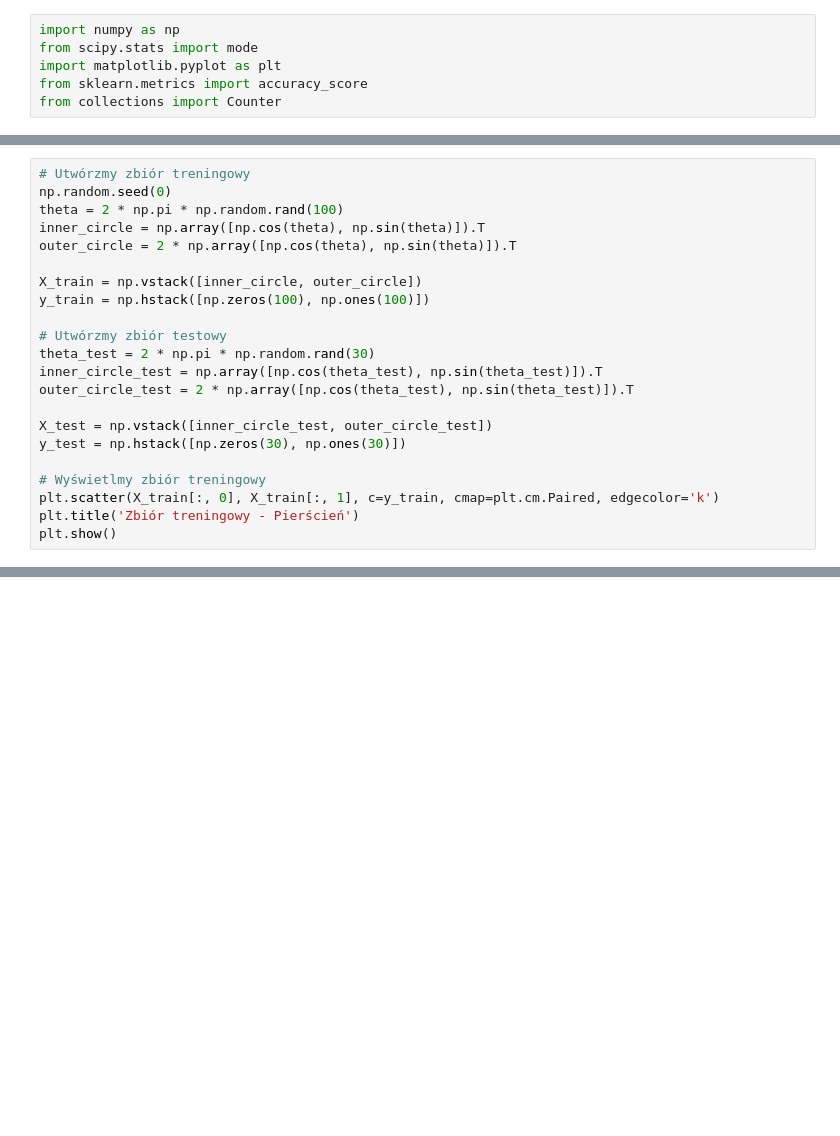
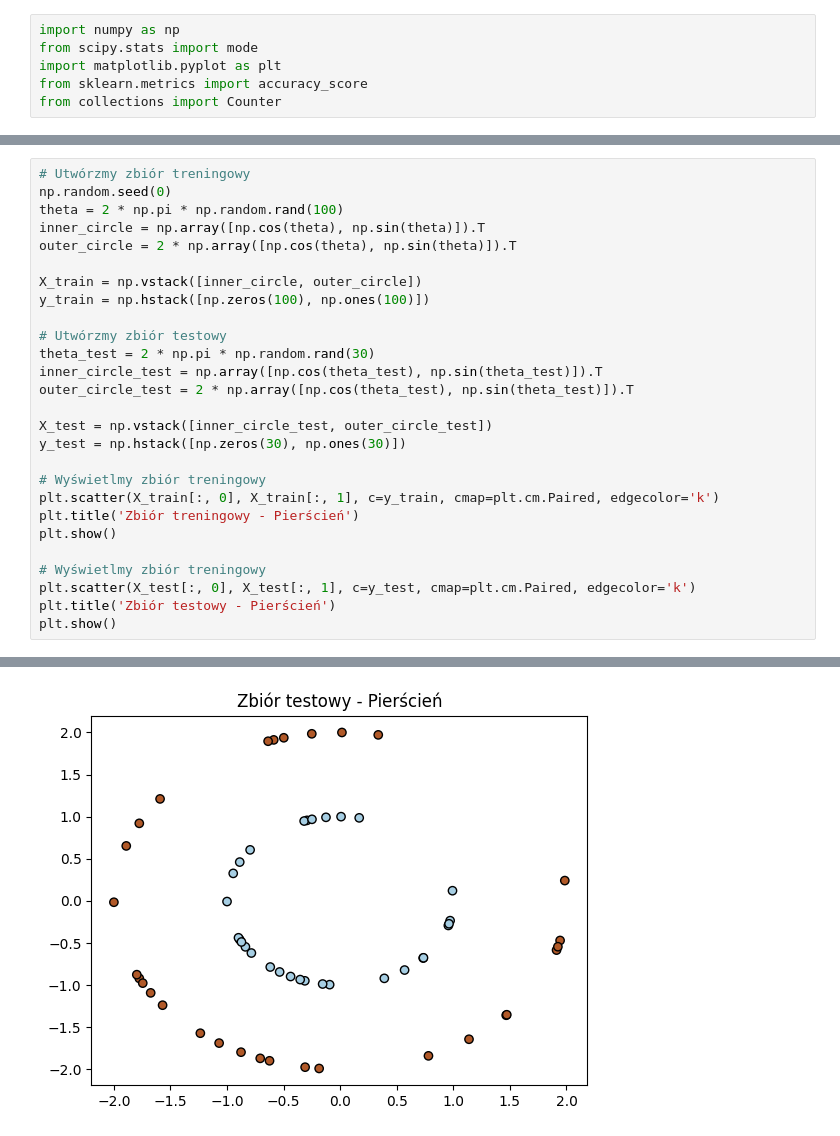
Before and after one commit to kzdunczyk/pw, a Jupyter notebook: ML/hm3/homework3.ipynb, the cells around one changed output, grey strips where cells are left out. Saved outputs shown, nothing was run; the diff lists cells and outputs as text; blank space fills up the shorter version.

```diff
--- a/ML/hm3/homework3.ipynb
+++ b/ML/hm3/homework3.ipynb
@@ -33,26 +38,32 @@ def knn(X, y, Z, k, p):
 # %%
 # Utwórzmy zbiór treningowy
 np.random.seed(0)
 theta = 2 * np.pi * np.random.rand(100)
 inner_circle = np.array([np.cos(theta), np.sin(theta)]).T
 outer_circle = 2 * np.array([np.cos(theta), np.sin(theta)]).T
 
 X_train = np.vstack([inner_circle, outer_circle])
 y_train = np.hstack([np.zeros(100), np.ones(100)])
 
 # Utwórzmy zbiór testowy
 theta_test = 2 * np.pi * np.random.rand(30)
 inner_circle_test = np.array([np.cos(theta_test), np.sin(theta_test)]).T
 outer_circle_test = 2 * np.array([np.cos(theta_test), np.sin(theta_test)]).T
 
 X_test = np.vstack([inner_circle_test, outer_circle_test])
 y_test = np.hstack([np.zeros(30), np.ones(30)])
 
 # Wyświetlmy zbiór treningowy
 plt.scatter(X_train[:, 0], X_train[:, 1], c=y_train, cmap=plt.cm.Paired, edgecolor='k')
 plt.title('Zbiór treningowy - Pierścień')
 plt.show()
+
+# Wyświetlmy zbiór treningowy
+plt.scatter(X_test[:, 0], X_test[:, 1], c=y_test, cmap=plt.cm.Paired, edgecolor='k')
+plt.title('Zbiór testowy - Pierścień')
+plt.show()
 # %% [output]
 [figure]
+[figure, added]
 # %%
 np.random.seed(123)
```
Also changed, not shown: parts of 6 cells of this notebook.
